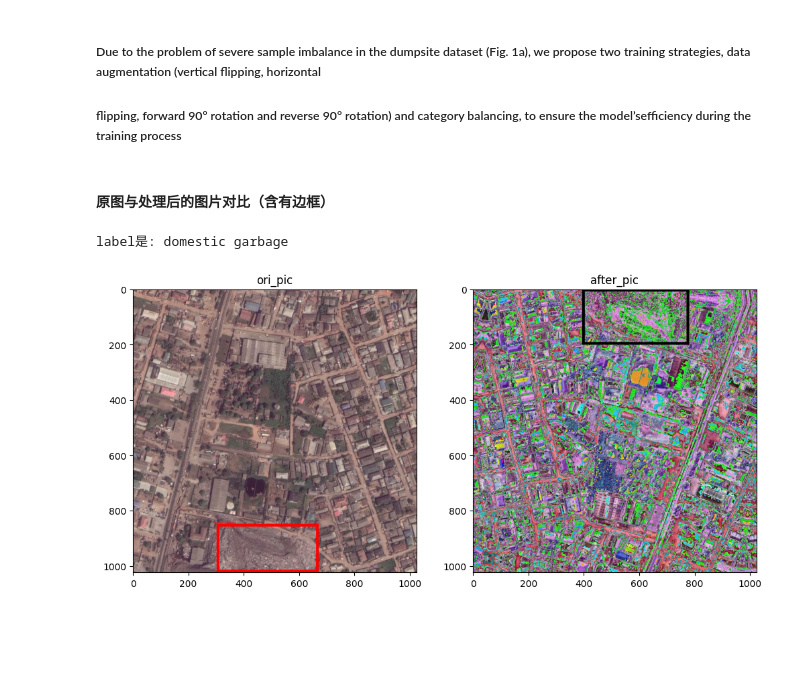
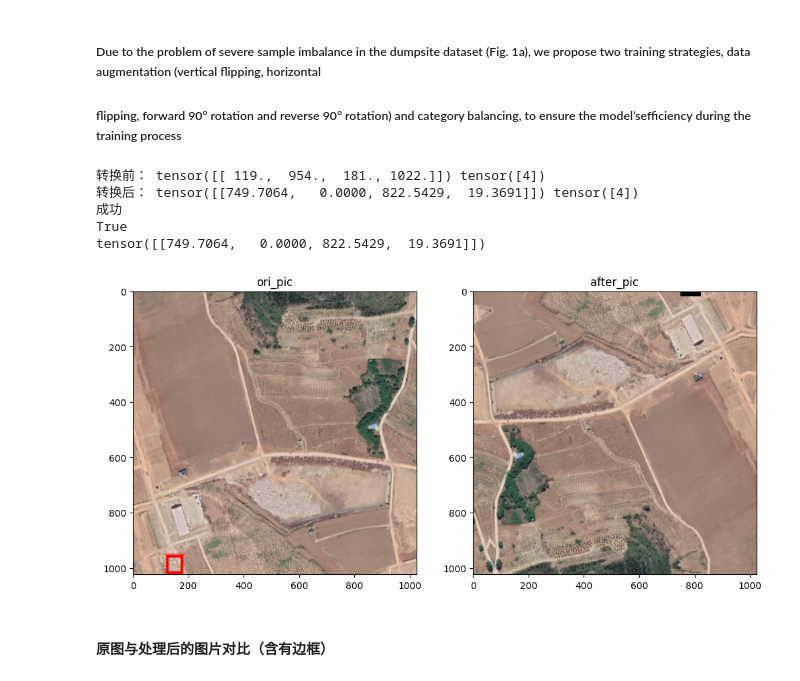
Before and after one commit to fengyan-cn/COMP9444, a Jupyter notebook: project/data_processing.ipynb, the cells around one changed output. Saved outputs shown, nothing was run; the diff lists cells and outputs as text; code cells hidden in the pictures; blank space fills up the shorter version.

```diff
--- a/project/data_processing.ipynb
+++ b/project/data_processing.ipynb
@@ -98,6 +179,6 @@ class  VOCDataset(Dataset):
 # %%
 class DetectionTransforms:
-    def __init__(self):
+    def __init__(self, seed=42):
         self.augment = A.Compose([
             A.VerticalFlip(p=0.5),
             A.HorizontalFlip(p=0.5),
@@ -114,8 +195,11 @@ class DetectionTransforms:
         transformed = self.augment(image=image, bboxes=targets['boxes'], labels=targets['labels'])
         image = transformed['image']
         targets['boxes'] = transformed['bboxes']
+        targets['boxes'] = torch.tensor(targets["boxes"], dtype=torch.float32)
         targets['labels'] = transformed['labels']
+        targets['labels'] = torch.tensor(targets["labels"], dtype=torch.int64)
         image = self.normalize(image=image)['image']
+        print("转换后：", targets['boxes'], targets['labels'])
         return image, targets
 # %%
 mean = [0.485, 0.456, 0.406]
@@ -142,51 +223,13 @@ dataloader = DataLoader(dataset, batch_size=16, shuffle=True, collate_fn=collate
+# %%
+dataset.compare_pic(32)
+# %% [output]
+转换前： tensor([[ 119.,  954.,  181., 1022.]]) tensor([4])
+转换后： tensor([[749.7064,   0.0000, 822.5429,  19.3691]]) tensor([4])
+成功
+True
+tensor([[749.7064,   0.0000, 822.5429,  19.3691]])
+[figure, added]
 # %% [markdown]
 #### 原图与处理后的图片对比（含有边框）
-# %%
-def compare_pic():
-    random_idx = random.randint(0, len(dataset) - 1)
-    ori_pic = os.path.join("E:/COMP/COMP9444/project/dumpsite_data/VOC2012/train/JPEGImages", f'{dataset.image_ids[random_idx]}.jpg')
-    ori_pic_ann = os.path.join("E:/COMP/COMP9444/project/dumpsite_data/VOC2012/train/Annotations", f"{dataset.image_ids[random_idx]}.xml")
-    ori_pic = Image.open(ori_pic).convert("RGB")
-    tree = ET.parse(ori_pic_ann)
-    root = tree.getroot()
-    ori_boxes = []
-    ori_labels = []
-    for bounding_box in root.findall('object'):
-        label = bounding_box.find("name").text
-        ori_labels.append(label)
-        bbox = bounding_box.find("bndbox")
-        xmin = int(bbox.find("xmin").text)
-        ymin = int(bbox.find("ymin").text)
-        xmax = int(bbox.find("xmax").text)
-        ymax = int(bbox.find("ymax").text)
-        box = [xmin, ymin, xmax, ymax]
-        ori_boxes.append(box)
-    ori_draw = ImageDraw.Draw(ori_pic)
-    for box, label in zip(ori_boxes, ori_labels):
-        xmin, ymin, xmax, ymax = box
-        ori_draw.rectangle([xmin, ymin, xmax, ymax], outline="red", width=10)
-        ori_draw.text((xmin - 10, ymin - 10), label, fill="red")
-    img, boxes, labels = dataset[random_idx].values()
-    image = unnormalize(img, mean, std).permute(1, 2, 0).numpy()
-    image = (image * 255).astype(np.uint8)
-    # image = img.permute(1, 2, 0).numpy()
-    image = F.to_pil_image(img)
-    draw = ImageDraw.Draw(image)
-    for box, label in zip(boxes, labels):
-        xmin, ymin, xmax, ymax = box
-        draw.rectangle([xmin, ymin, xmax, ymax], outline="black", width=10)
-        draw.text((xmin - 10, ymin - 10), label_name(label), fill="black")
-
-    fig, (ax1, ax2) = plt.subplots(1, 2, figsize=(12, 6))
-    ax1.imshow(ori_pic)
-    ax1.set_title('ori_pic')
-    ax2.imshow(image)
-    ax2.set_title('after_pic')
-    plt.show()
-
-compare_pic()
-# %% [output]
-label是: domestic garbage
-[figure, removed]
 # %%
 from torchvision.models.detection import fasterrcnn_resnet50_fpn
```
Also changed, not shown: parts of 10 cells of this notebook, 1 other file.
